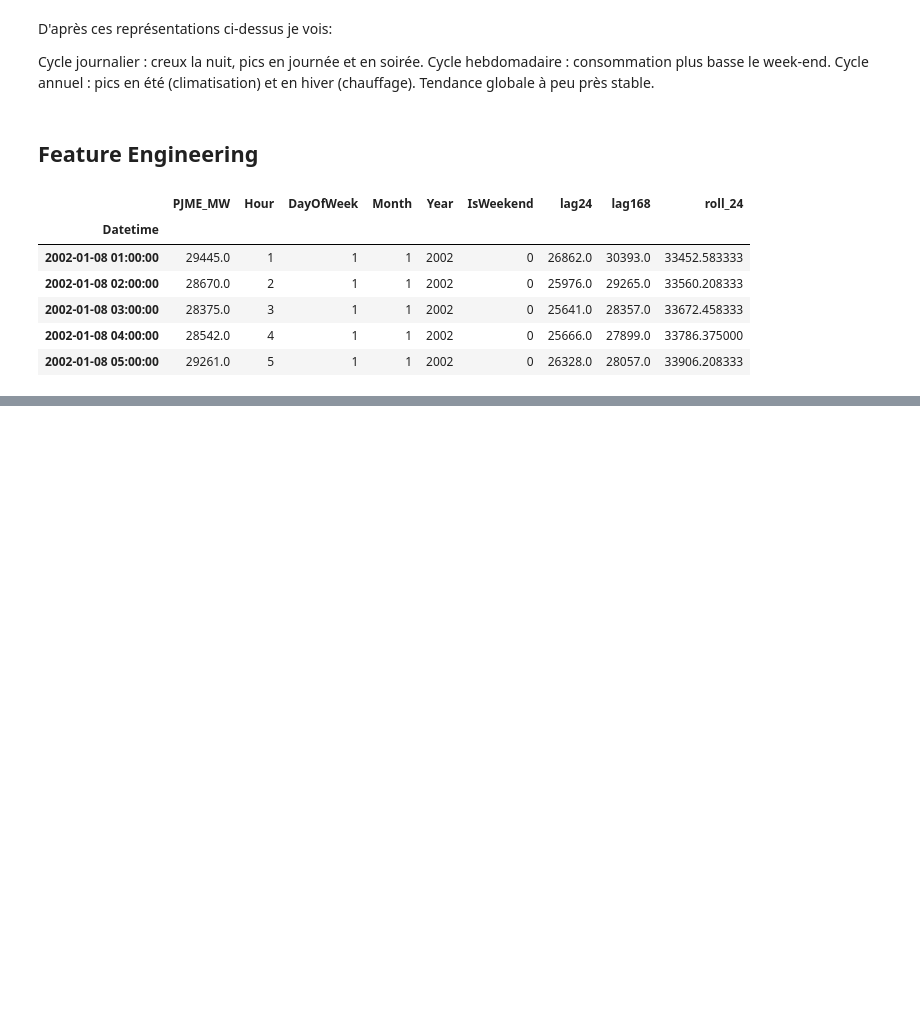
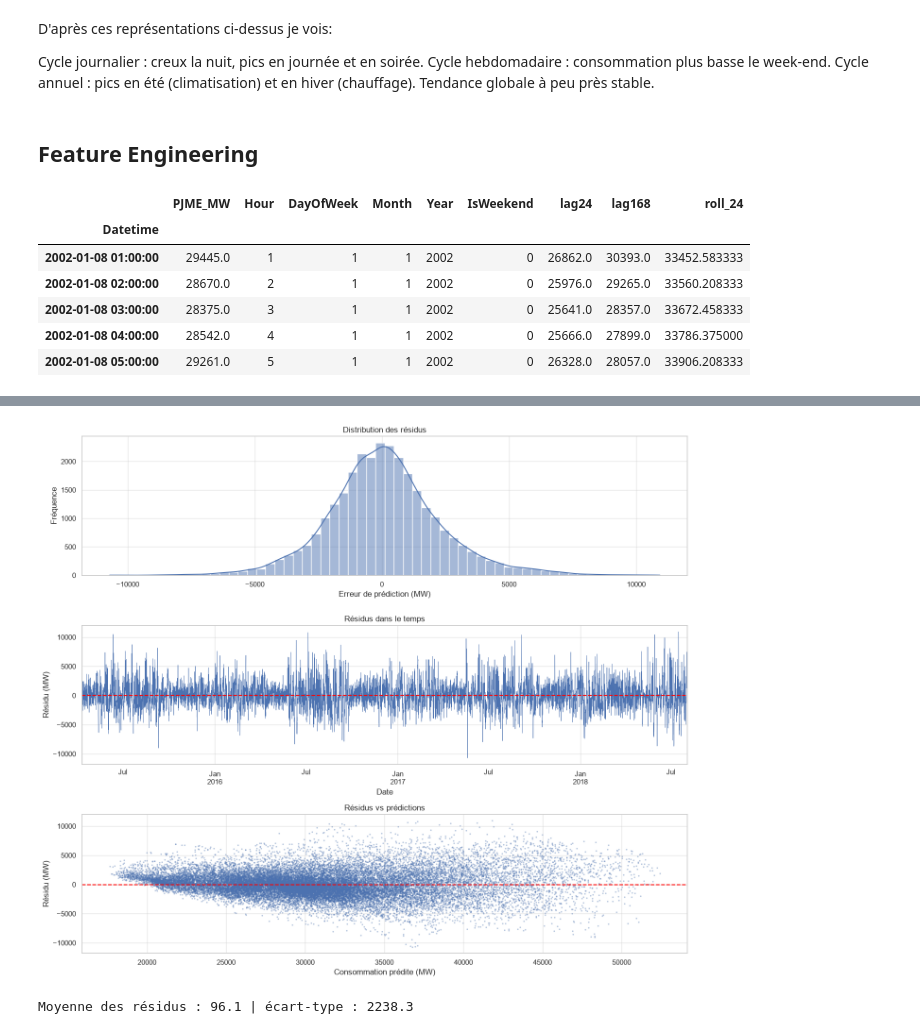
Before and after one commit to a-oirgari/BriefAZURE, a Jupyter notebook: notebooks/phase1.ipynb, the cells around one changed output, grey strips where cells are left out. Drawn from its saved outputs; the diff is of its cells as text; code cells hidden in the pictures; blank space fills up the shorter version.

```diff
--- a/notebooks/phase1.ipynb
+++ b/notebooks/phase1.ipynb
@@ -208,0 +272,31 @@ data.head()
+# %%
+# Analyse des résidus
+residus = y_test - y_pred
+
+fig, ax = plt.subplots(3, 1, figsize=(14, 12))
+
+sns.histplot(residus, bins=60, kde=True, ax=ax[0])
+ax[0].set_title("Distribution des résidus")
+ax[0].set_xlabel("Erreur de prédiction (MW)")
+ax[0].set_ylabel("Fréquence")
+
+residus.plot(ax=ax[1], linewidth=0.5)
+ax[1].axhline(0, color="red", linestyle="--")
+ax[1].set_title("Résidus dans le temps")
+ax[1].set_xlabel("Date")
+ax[1].set_ylabel("Résidu (MW)")
+
+ax[2].scatter(y_pred, residus, s=2, alpha=0.3)
+ax[2].axhline(0, color="red", linestyle="--")
+ax[2].set_title("Résidus vs prédictions")
+ax[2].set_xlabel("Consommation prédite (MW)")
+ax[2].set_ylabel("Résidu (MW)")
+
+plt.tight_layout()
+plt.show()
+
+print("Moyenne des résidus :", residus.mean().round(1),
+    "| écart-type :", residus.std().round(1))
+# %% [output]
+[figure, added]
+Moyenne des résidus : 96.1 | écart-type : 2238.3
```
Also changed, not shown: parts of 5 cells of this notebook.
